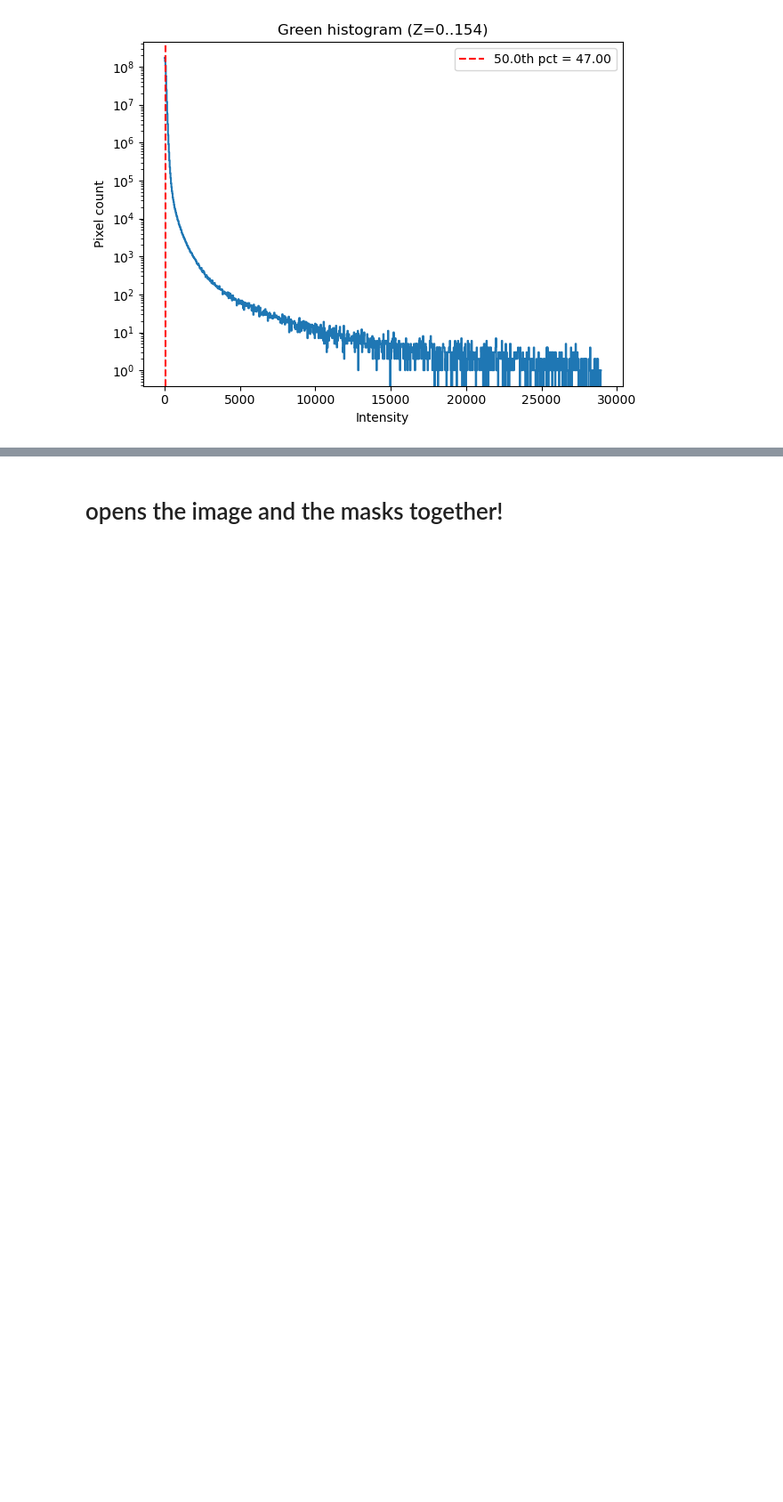
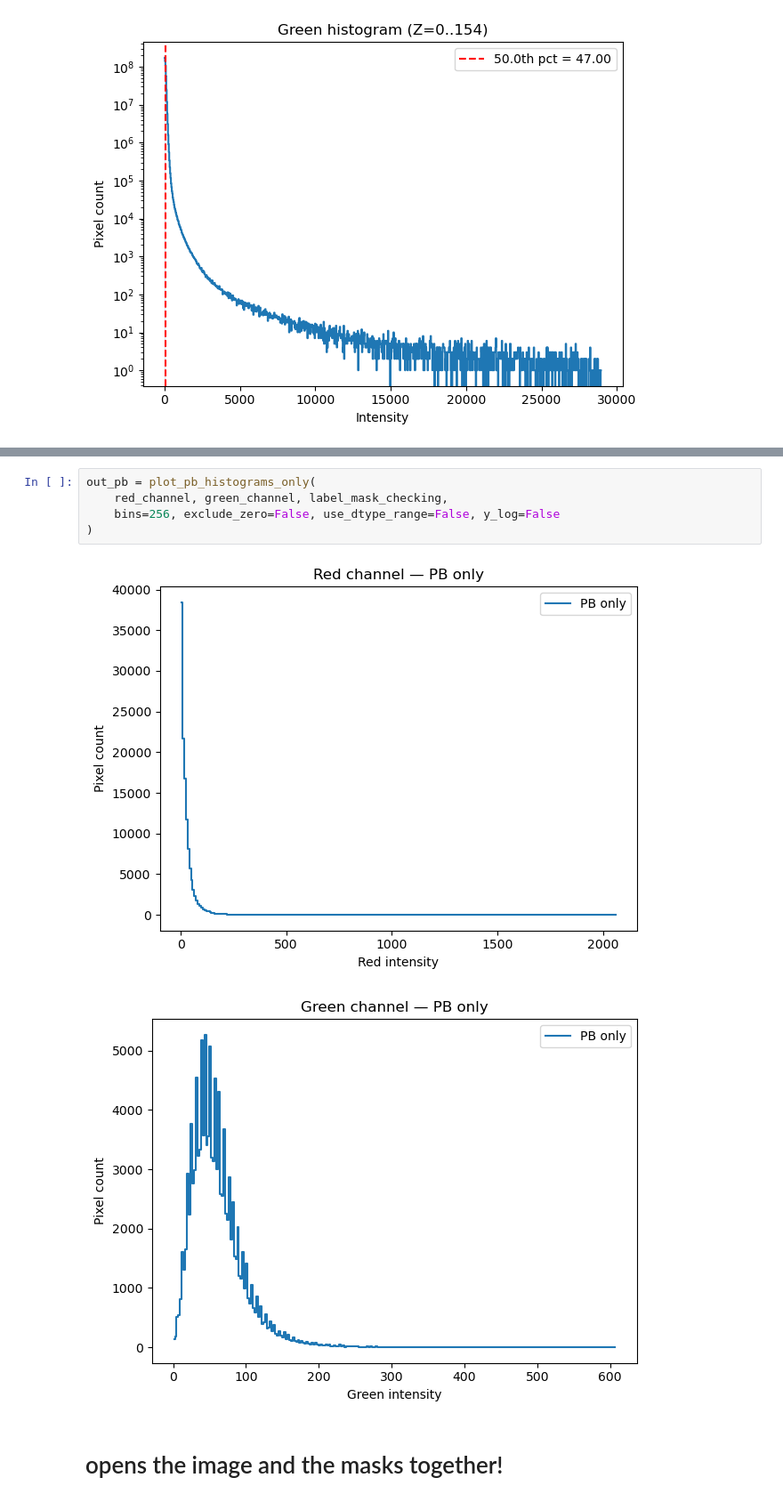
Before and after one commit to sansachenlelele/connectome_analysis_fisherlab, a Jupyter notebook: analysis_get-main-value-25summer.ipynb, the cells around one changed output, grey strips where cells are left out. Shown at 89% size. Drawn from its saved outputs; the diff is of its cells as text; blank space fills up the shorter version.

```diff
--- a/analysis_get-main-value-25summer.ipynb
+++ b/analysis_get-main-value-25summer.ipynb
@@ -918,2 +1309,10 @@ summary_df
+# %%
+out_pb = plot_pb_histograms_only(
+    red_channel, green_channel, label_mask_checking,
+    bins=256, exclude_zero=False, use_dtype_range=False, y_log=False
+)
+# %% [output]
+[figure, added]
+[figure, added]
 # %% [markdown]
 # opens the image and the masks together!
```
Also changed, not shown: parts of 30 cells of this notebook.
